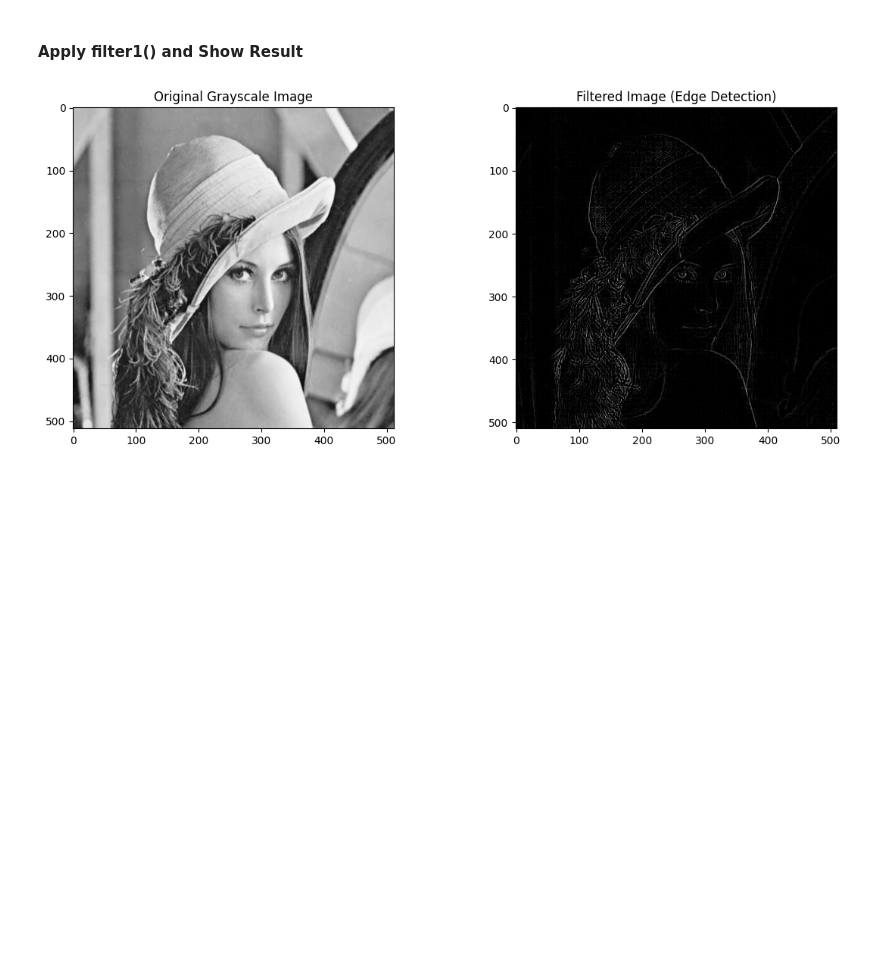
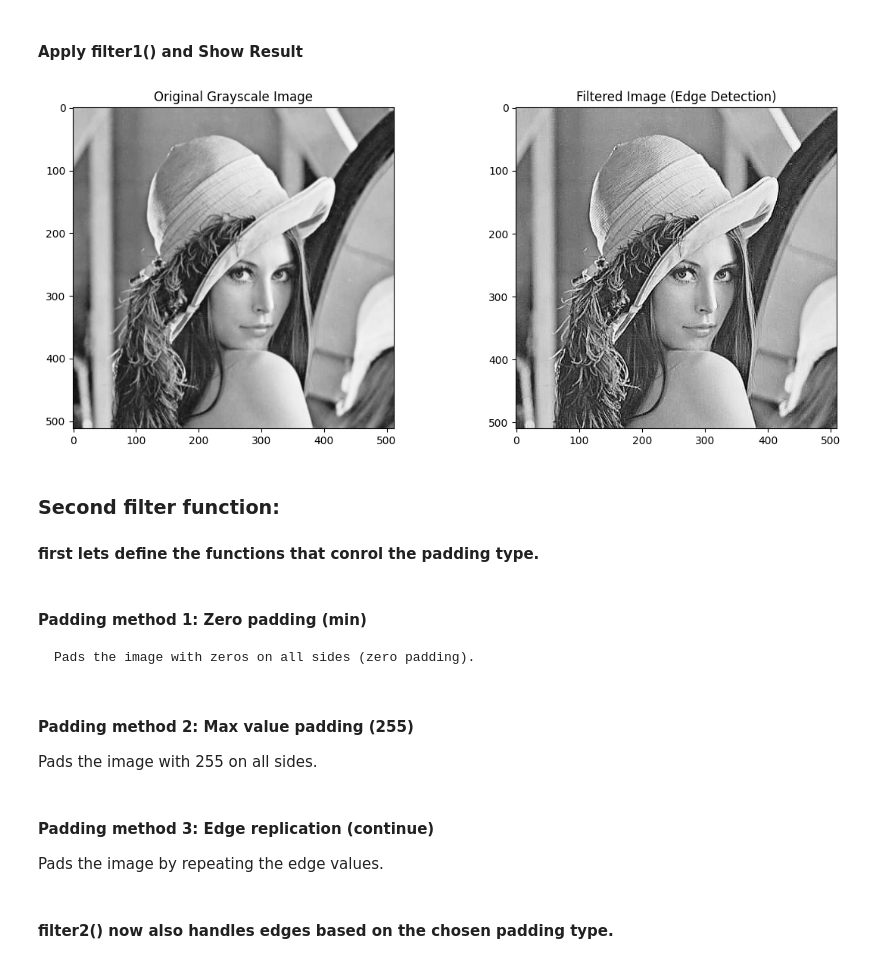
Before and after one commit to AhmedZ41/2DCV-Tasks, a Jupyter notebook: 3.Aufgabe/aufgabe3.ipynb, the cells around one changed output. Saved outputs shown, nothing was run; the diff lists cells and outputs as text; code cells hidden in the pictures; blank space fills up the shorter version.

Commit message:
filter2() implemented

```diff
--- a/3.Aufgabe/aufgabe3.ipynb
+++ b/3.Aufgabe/aufgabe3.ipynb
@@ -103,22 +103,34 @@ fm4 = np.array([
     [1/9, 1/9, 1/9],
     [1/9, 1/9, 1/9]
 ])
+
+fm5 = np.array([
+    [0, -1,  0],
+    [-1, 5, -1],
+    [0, -1,  0]
+])
 # %% [markdown]
 #### Apply filter1() and Show Result
 # %%
-imgOut = filter1(gray_img, fm1, 1)
+img1_out = filter1(gray_img, fm5, 1)
 
 plt.figure(figsize=(12, 5))
 
 plt.subplot(1, 2, 1)
 plt.title("Original Grayscale Image")
 plt.imshow(gray_img, cmap=cm.Greys_r)
 
 plt.subplot(1, 2, 2)
 plt.title("Filtered Image (Edge Detection)")
-plt.imshow(imgOut, cmap=cm.Greys_r)
+plt.imshow(img1_out, cmap=cm.Greys_r)
 
 plt.tight_layout()
 plt.show()
 # %% [output]
-[figure, old version]
+[figure, new version]
+# %% [markdown]
+### Second filter function:
+#### first lets define the functions that conrol the padding type.
+# %% [markdown]
+#### Padding method 1: Zero padding (min)
+    Pads the image with zeros on all sides (zero padding).
@@ -124,0 +140,3 @@ plt.show()
+# %% [markdown]
+#### Padding method 2: Max value padding (255)
+Pads the image with 255 on all sides.
@@ -124,0 +146,3 @@ plt.show()
+# %% [markdown]
+#### Padding method 3: Edge replication (continue)
+Pads the image by repeating the edge values.
@@ -124,0 +152,2 @@ plt.show()
+# %% [markdown]
+#### filter2() now also handles edges based on the chosen padding type.
```
Also changed, not shown: parts of 8 cells of this notebook.
